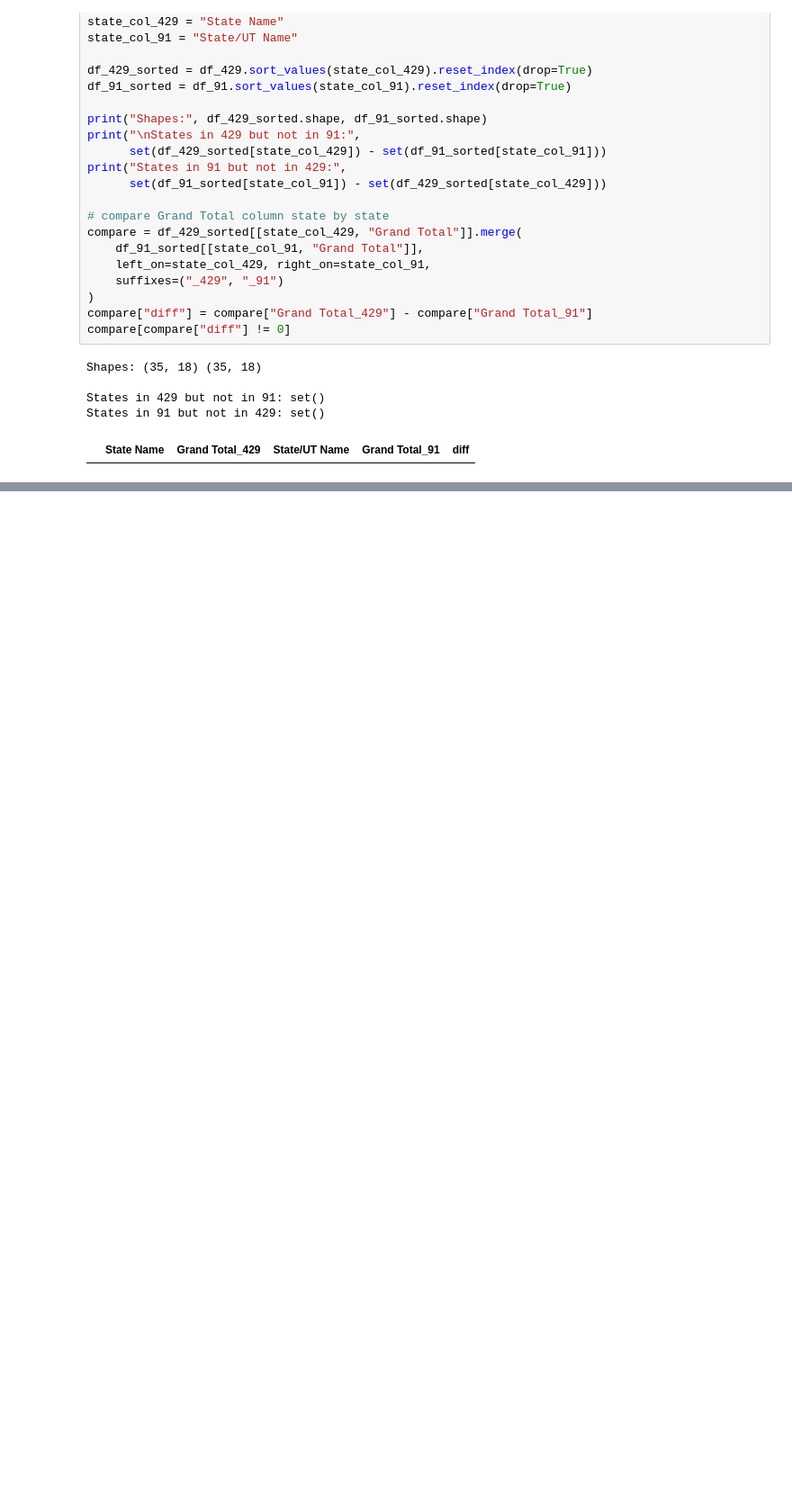
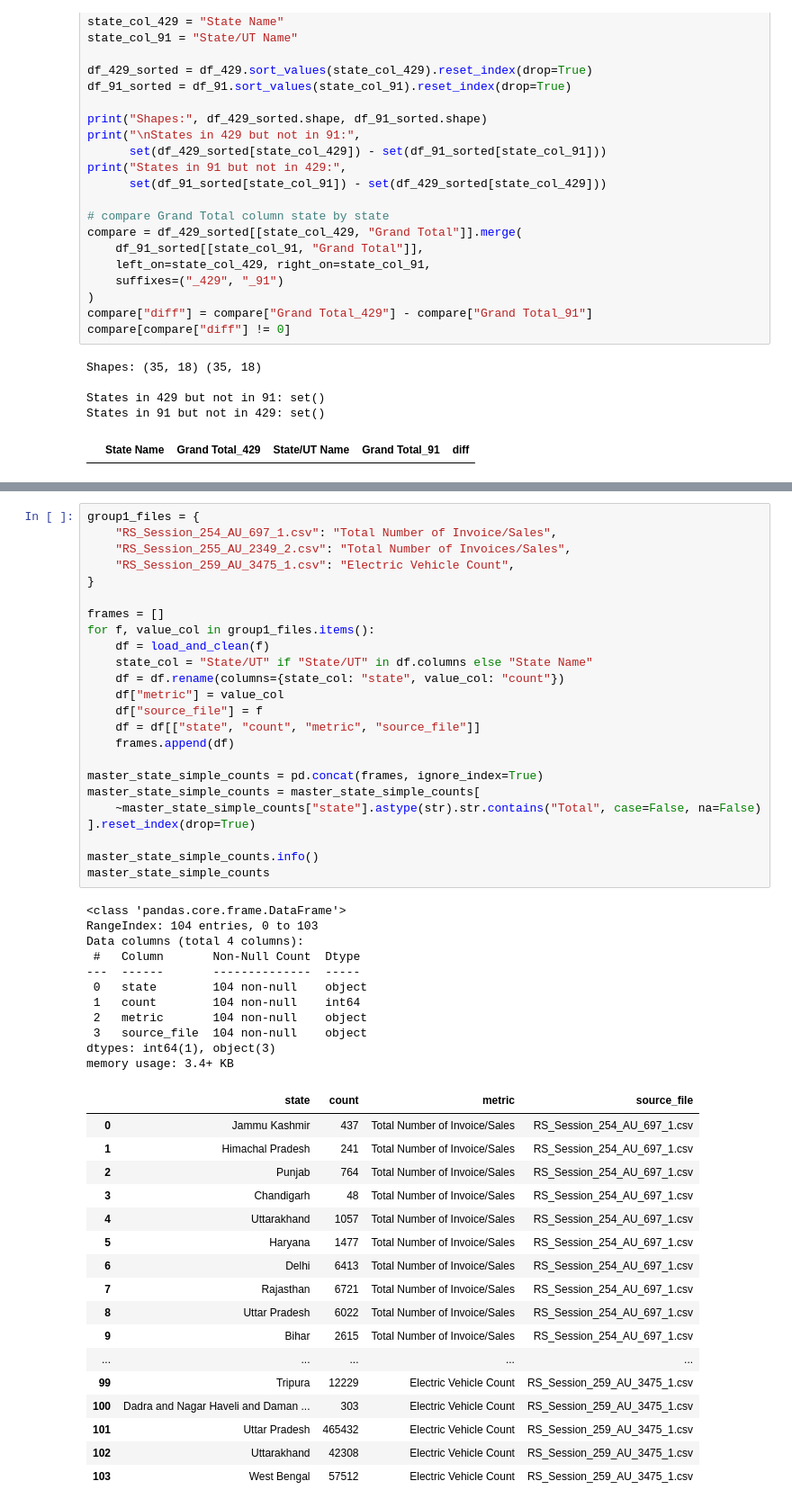
Before and after one commit to RitikaSen27/Automobile-sales-and-EV-adoption-trends, a Jupyter notebook: ev_cleaning.ipynb, the cells around one changed output, grey strips where cells are left out. Shown at 90% size. Cells and saved outputs as stored; diff of their text form; blank space fills up the shorter version.

```diff
--- a/ev_cleaning.ipynb
+++ b/ev_cleaning.ipynb
@@ -472,0 +478,53 @@ memory usage: 16.1+ KB
+# %%
+group1_files = {
+    "RS_Session_254_AU_697_1.csv": "Total Number of Invoice/Sales",
+    "RS_Session_255_AU_2349_2.csv": "Total Number of Invoices/Sales",
+    "RS_Session_259_AU_3475_1.csv": "Electric Vehicle Count",
+}
+
+frames = []
+for f, value_col in group1_files.items():
+    df = load_and_clean(f)
+    state_col = "State/UT" if "State/UT" in df.columns else "State Name"
+    df = df.rename(columns={state_col: "state", value_col: "count"})
+    df["metric"] = value_col
+    df["source_file"] = f
+    df = df[["state", "count", "metric", "source_file"]]
+    frames.append(df)
+
+master_state_simple_counts = pd.concat(frames, ignore_index=True)
+master_state_simple_counts = master_state_simple_counts[
+    ~master_state_simple_counts["state"].astype(str).str.contains("Total", case=False, na=False)
+].reset_index(drop=True)
+
+master_state_simple_counts.info()
+master_state_simple_counts
+# %% [output]
+<class 'pandas.core.frame.DataFrame'>
+RangeIndex: 104 entries, 0 to 103
+Data columns (total 4 columns):
+ #   Column       Non-Null Count  Dtype
+---  ------       --------------  -----
+ 0   state        104 non-null    object
+ 1   count        104 non-null    int64
+ 2   metric       104 non-null    object
+ 3   source_file  104 non-null    object
+dtypes: int64(1), object(3)
+memory usage: 3.4+ KB
+|  | state | count | metric | source_file |
+| 0 | Jammu Kashmir | 437 | Total Number of Invoice/Sales | RS_Session_254_AU_697_1.csv |
+| 1 | Himachal Pradesh | 241 | Total Number of Invoice/Sales | RS_Session_254_AU_697_1.csv |
+| 2 | Punjab | 764 | Total Number of Invoice/Sales | RS_Session_254_AU_697_1.csv |
+| 3 | Chandigarh | 48 | Total Number of Invoice/Sales | RS_Session_254_AU_697_1.csv |
+| 4 | Uttarakhand | 1057 | Total Number of Invoice/Sales | RS_Session_254_AU_697_1.csv |
+| 5 | Haryana | 1477 | Total Number of Invoice/Sales | RS_Session_254_AU_697_1.csv |
+| 6 | Delhi | 6413 | Total Number of Invoice/Sales | RS_Session_254_AU_697_1.csv |
+| 7 | Rajasthan | 6721 | Total Number of Invoice/Sales | RS_Session_254_AU_697_1.csv |
+| 8 | Uttar Pradesh | 6022 | Total Number of Invoice/Sales | RS_Session_254_AU_697_1.csv |
+| 9 | Bihar | 2615 | Total Number of Invoice/Sales | RS_Session_254_AU_697_1.csv |
+| ... | ... | ... | ... | ... |
+| 99 | Tripura | 12229 | Electric Vehicle Count | RS_Session_259_AU_3475_1.csv |
+| 100 | Dadra and Nagar Haveli and Daman ... | 303 | Electric Vehicle Count | RS_Session_259_AU_3475_1.csv |
+| 101 | Uttar Pradesh | 465432 | Electric Vehicle Count | RS_Session_259_AU_3475_1.csv |
+| 102 | Uttarakhand | 42308 | Electric Vehicle Count | RS_Session_259_AU_3475_1.csv |
+| 103 | West Bengal | 57512 | Electric Vehicle Count | RS_Session_259_AU_3475_1.csv |
```
Also changed, not shown: parts of 12 cells of this notebook.
